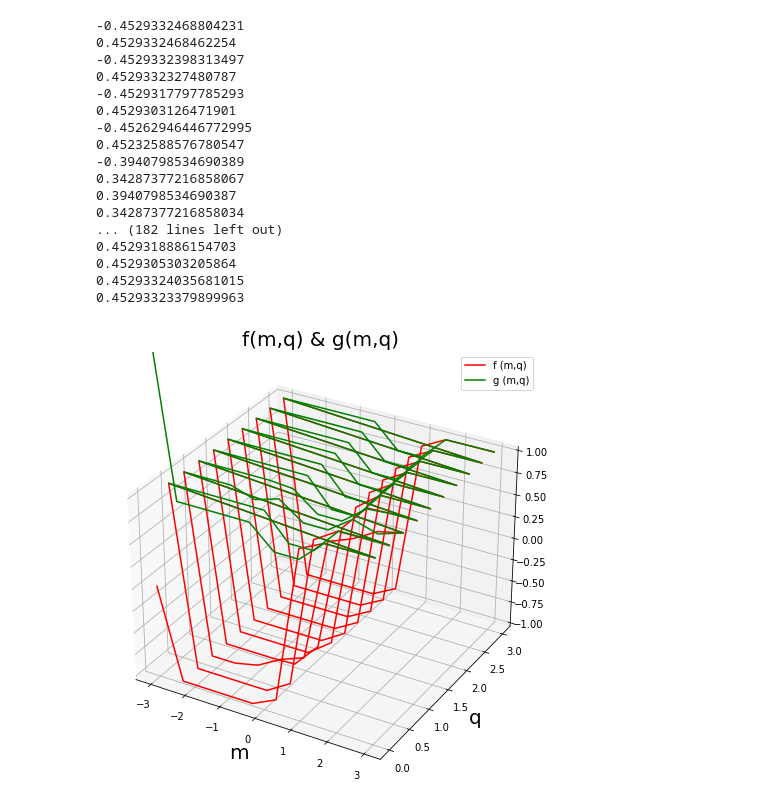
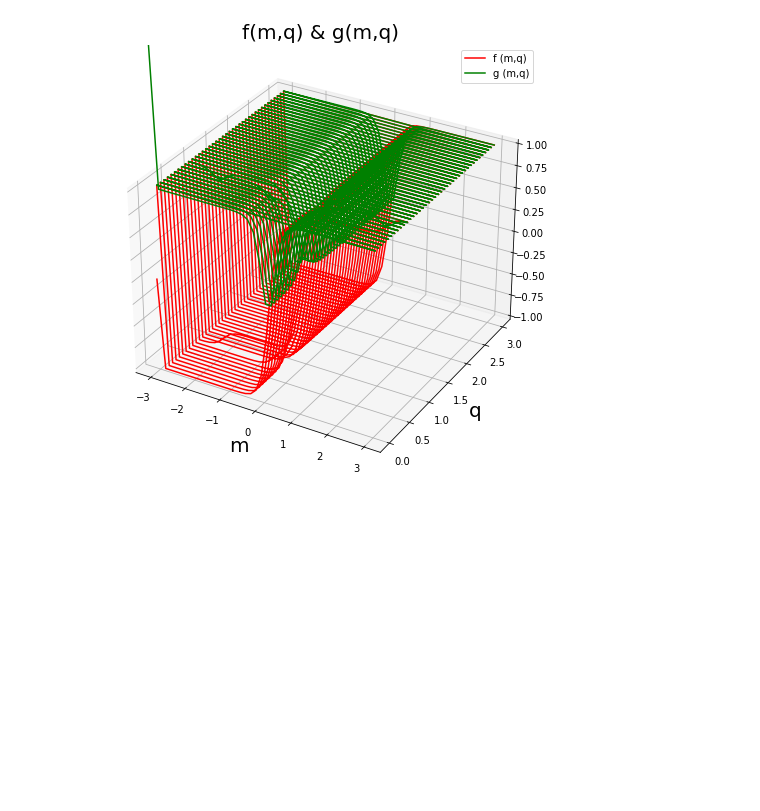
Before and after one commit to yamoyamoto/jupyter, a Jupyter notebook: fp_model/PhaseDiagram.ipynb, the cells around one changed output. Drawn from its saved outputs; the diff is of its cells as text; code cells hidden in the pictures; blank space fills up the shorter version.

```diff
--- a/fp_model/PhaseDiagram.ipynb
+++ b/fp_model/PhaseDiagram.ipynb
@@ -171,33 +150,22 @@ def plot_f_and_g(plot_num, zlim, args):
 
     plt.show()
 # %%
-a = 0.1
+'''
+常磁性層　　　　　　　　　　：　q = 0, m = 0
+スピングラス層　　： q > 0, m = 0
+想起層　　　　　　　　　　　　　： q > 0, m > 0
+'''
+
+a = 0.01
 b = 4
 
 args = {
     "m_min": -3,
     "m_max": 3,
     "q_min": 0,
     "q_max": 3,
 }
-plot_f_and_g(plot_num=10, zlim=(-1.0, 1.0), args=args)
+plot_f_and_g(plot_num=40, zlim=(-1.0, 1.0), args=args)
 # %% [output]
--0.4529332468804231
-0.4529332468462254
--0.4529332398313497
-0.4529332327480787
--0.4529317797785293
-0.4529303126471901
--0.45262946446772995
-0.45232588576780547
--0.3940798534690389
-0.34287377216858067
-0.3940798534690387
-0.34287377216858034
-... (182 lines left out)
-0.4529318886154703
-0.4529305303205864
-0.45293324035681015
-0.45293323379899963
-[figure, old version]
+[figure, new version]
 # %%
```
Also changed, not shown: parts of 4 cells of this notebook.
